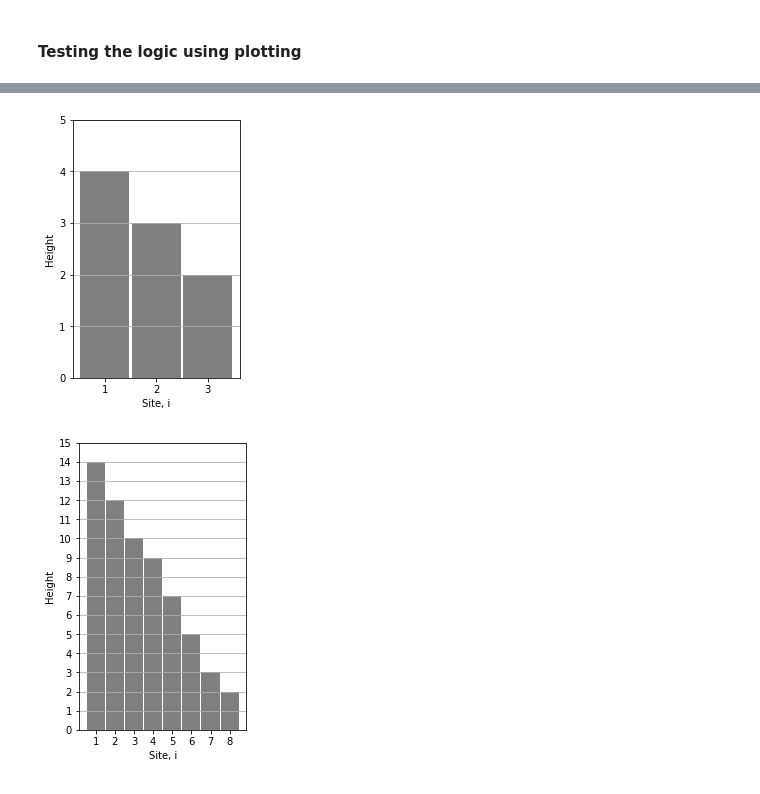
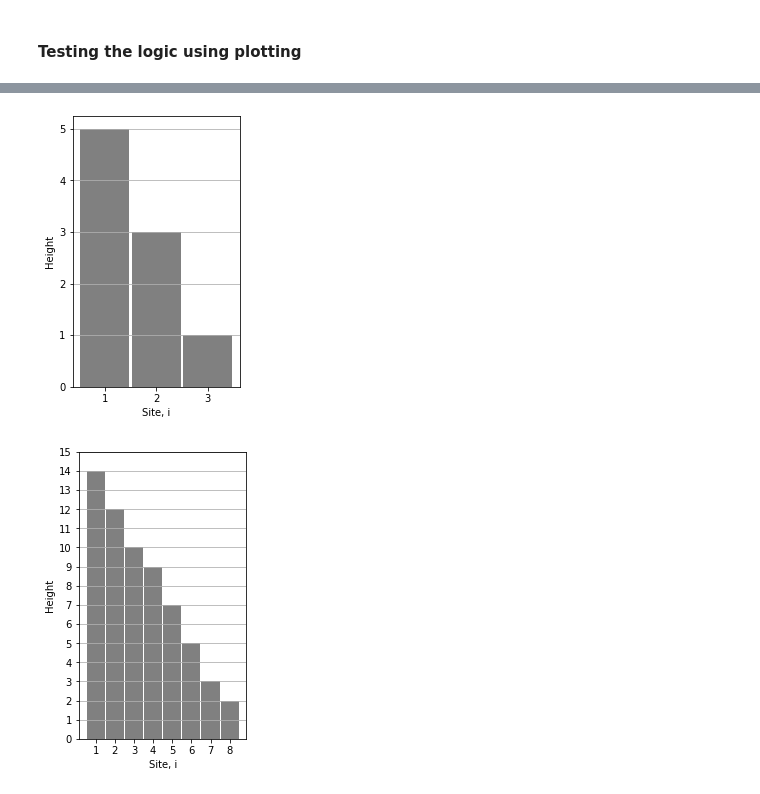
Before and after one commit to bdgrichards/oslo, a Jupyter notebook: oslo.ipynb, the cells around one changed output, grey strips where cells are left out. Saved outputs shown, nothing was run; the diff lists cells and outputs as text; code cells hidden in the pictures.

```diff
--- a/oslo.ipynb
+++ b/oslo.ipynb
@@ -150,9 +150,16 @@ class Model:
         self.drive()
         # relax all positions until stable
         pointer = 0
-        while pointer < self.length:
+        # keep track of the right most avalanche site
+        avalanche_limit = 0
+        # if pointer to the right of the avalanche limit, no possible further avalanches
+        while pointer < self.length and pointer <= avalanche_limit:
             if self.is_supercritical(pointer):
+                # relax the site
                 self.relax(pointer)
+                # update the avalanche site to current site + 1
+                avalanche_limit = max(avalanche_limit, pointer + 1)
+                # update the pointer
                 pointer -= 1
                 if pointer < 0:
                     pointer = 0
@@ -291,6 +298,18 @@ def average_different_lengths(a: list[list[int]]) -> list[int]:
         while len(l) > min_length:
             l.pop(-1)
     return list(np.average(a, axis=0))
+# %%
+# gradients as lists
+test_model = Model(256)
+
+for i in range(100000):
+    test_model.cycle()
+# %%
+# gradients as dictionaries
+test_model = Model(256)
+
+for i in range(100000):
+    test_model.cycle()
 # %% [markdown]
 # 1) Testing the Model
 # %% [markdown]
@@ -310,14 +329,14 @@ for i in range(5):
 # %%
 # a quick and easy animation implementation
 sleep_amount = 0.5
 
-test_model = Model(3)
+test_model = Model(3, p=1)
 
 for i in range(10):
     test_model.plot(sleep_amount)
     test_model.cycle()
 # %% [output]
-[figure, old version]
+[figure, new version]
 # %%
 # plotting a larger system at steady state
 
```
Also changed, not shown: parts of 9 cells of this notebook, 23 other files.
